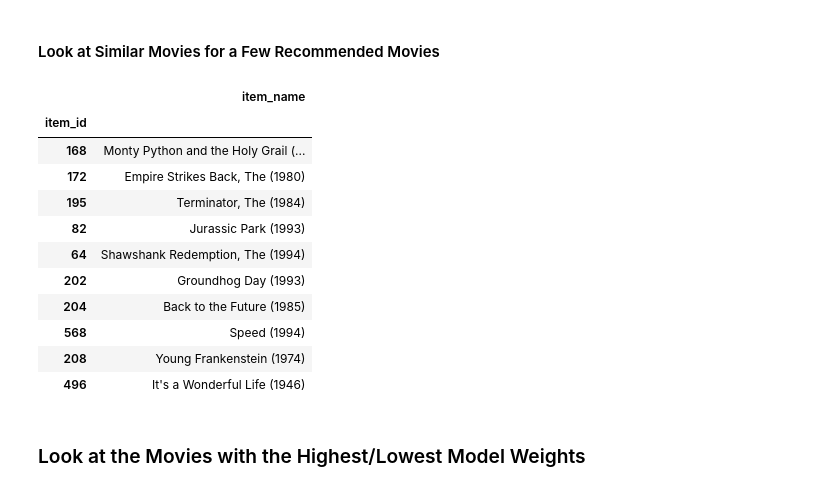
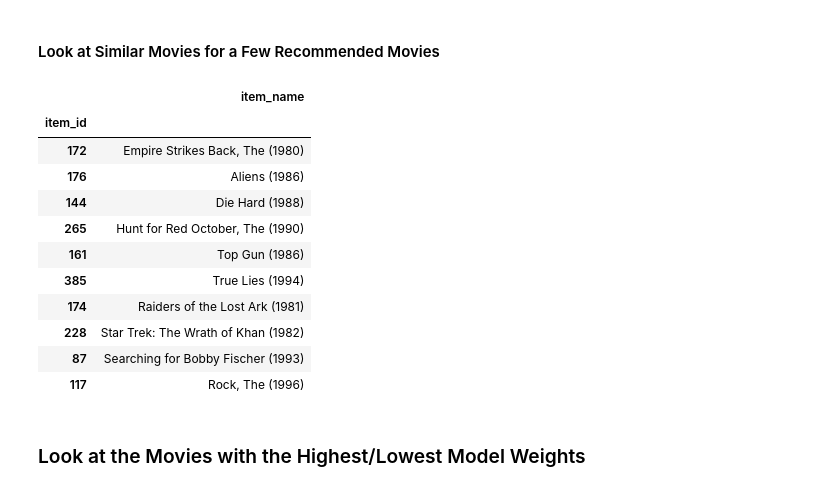
Before and after one commit to etlundquist/rankfm, a Jupyter notebook: notebooks/movielens-example.ipynb, the cells around one changed output. Cells and saved outputs as stored; diff of their text form; code cells hidden in the pictures.

```diff
--- a/notebooks/movielens-example.ipynb
+++ b/notebooks/movielens-example.ipynb
@@ -530,22 +570,22 @@ user_item_names
 # %% [markdown]
 #### Look at Similar Movies for a Few Recommended Movies
 # %%
-most_similar_items = model.similar_items(56.0)
+most_similar_items = model.similar_items(181.0)
 most_similar_names = item_names.set_index('item_id').loc[most_similar_items]
 most_similar_names
 # %% [output]
 |  | item_name |
 | item_id |  |
-| 168 | Monty Python and the Holy Grail (... |
 | 172 | Empire Strikes Back, The (1980) |
-| 195 | Terminator, The (1984) |
-| 82 | Jurassic Park (1993) |
-| 64 | Shawshank Redemption, The (1994) |
-| 202 | Groundhog Day (1993) |
-| 204 | Back to the Future (1985) |
-| 568 | Speed (1994) |
-| 208 | Young Frankenstein (1974) |
-| 496 | It's a Wonderful Life (1946) |
+| 176 | Aliens (1986) |
+| 144 | Die Hard (1988) |
+| 265 | Hunt for Red October, The (1990) |
+| 161 | Top Gun (1986) |
+| 385 | True Lies (1994) |
+| 174 | Raiders of the Lost Ark (1981) |
+| 228 | Star Trek: The Wrath of Khan (1982) |
+| 87 | Searching for Bobby Fischer (1993) |
+| 117 | Rock, The (1996) |
 # %% [markdown]
 ### Look at the Movies with the Highest/Lowest Model Weights
 # %%
```
Also changed, not shown: parts of 29 cells of this notebook, 3 other files.
